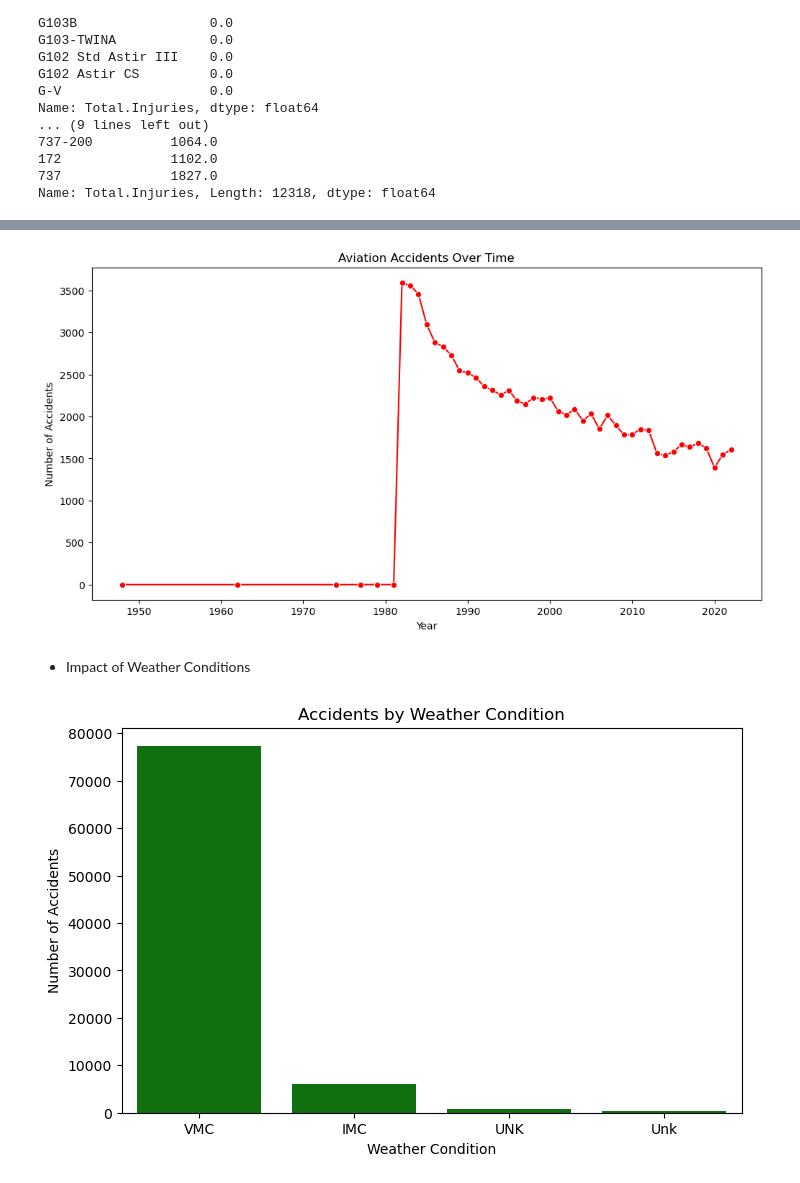
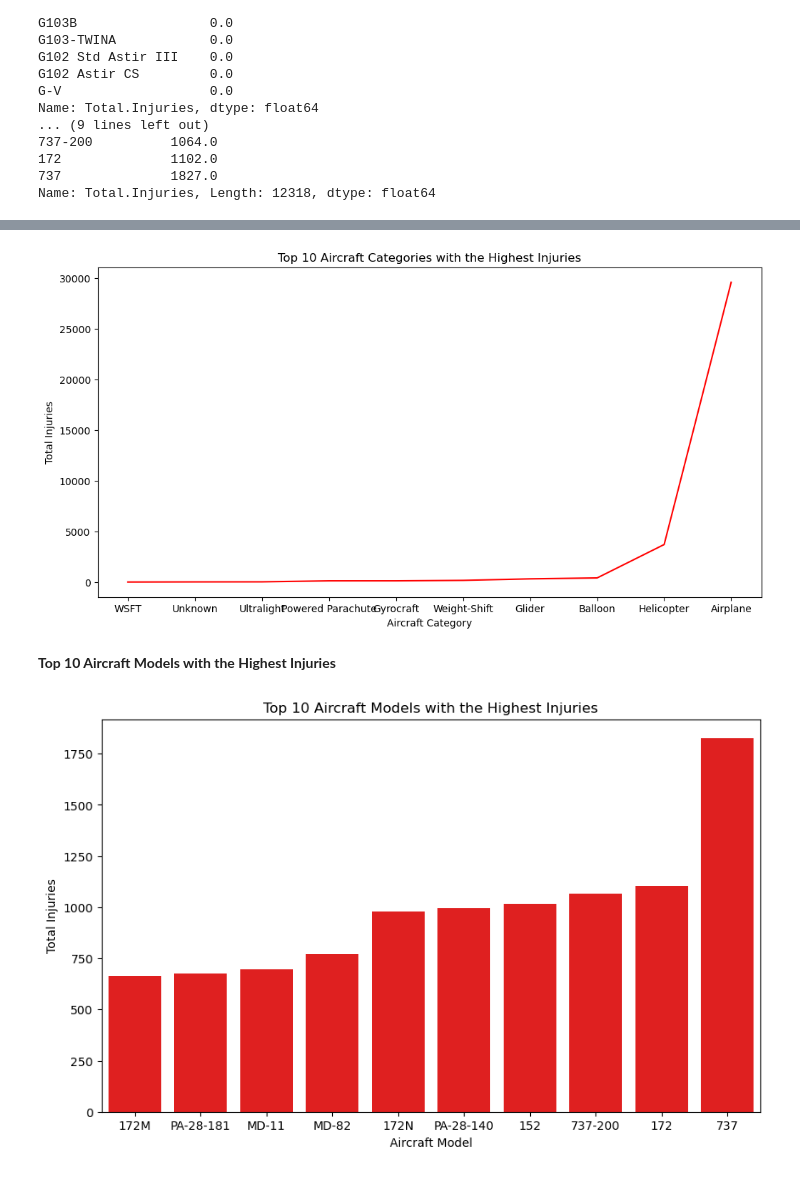
Before and after one commit to lmutua/aviation-accident-analysis, a Jupyter notebook: phase1_project.ipynb, the cells around one changed output, grey strips where cells are left out. Saved outputs shown, nothing was run; the diff lists cells and outputs as text; code cells hidden in the pictures.

```diff
--- a/phase1_project.ipynb
+++ b/phase1_project.ipynb
@@ -281,23 +272,22 @@ plt.show()
 # %%
-aviation_df['Year'] = aviation_df["Event.Date"].dt.year
-accidents_per_year = aviation_df['Year'].value_counts().sort_index()
+top_10 = injuries_by_category.tail(10)
 plt.figure(figsize=(12, 6))
-sns.lineplot(x=accidents_per_year.index, y=accidents_per_year.values, marker='o', color='red')
-plt.title("Aviation Accidents Over Time")
-plt.xlabel("Year")
-plt.ylabel("Number of Accidents")
+sns.lineplot(x=top_10.index, y=top_10.values, color='red')
+plt.xlabel('Aircraft Category')
+plt.ylabel('Total Injuries')
+plt.title('Top 10 Aircraft Categories with the Highest Injuries')
 plt.show()
 # %% [output]
-[figure, old version]
+[figure, new version]
 # %% [markdown]
-- Impact of Weather Conditions
+**Top 10 Aircraft Models with the Highest Injuries**
 # %%
-weather_impact = aviation_df['Weather.Condition'].value_counts()
-plt.figure(figsize=(8, 5))
-sns.barplot(x=weather_impact.index, y=weather_impact.values, color='green')
-plt.title("Accidents by Weather Condition")
-plt.xlabel("Weather Condition")
-plt.ylabel("Number of Accidents")
+top_10_models = injuries_by_model.tail(10)
+plt.figure(figsize=(10, 6))
+sns.barplot(x=top_10_models.index, y=top_10_models.values, color='red')
+plt.ylabel("Total Injuries")
+plt.xlabel("Aircraft Model")
+plt.title('Top 10 Aircraft Models with the Highest Injuries')
 plt.show()
 # %% [output]
-[figure, old version]
+[figure, new version]
```
Also changed, not shown: parts of 18 cells of this notebook.
